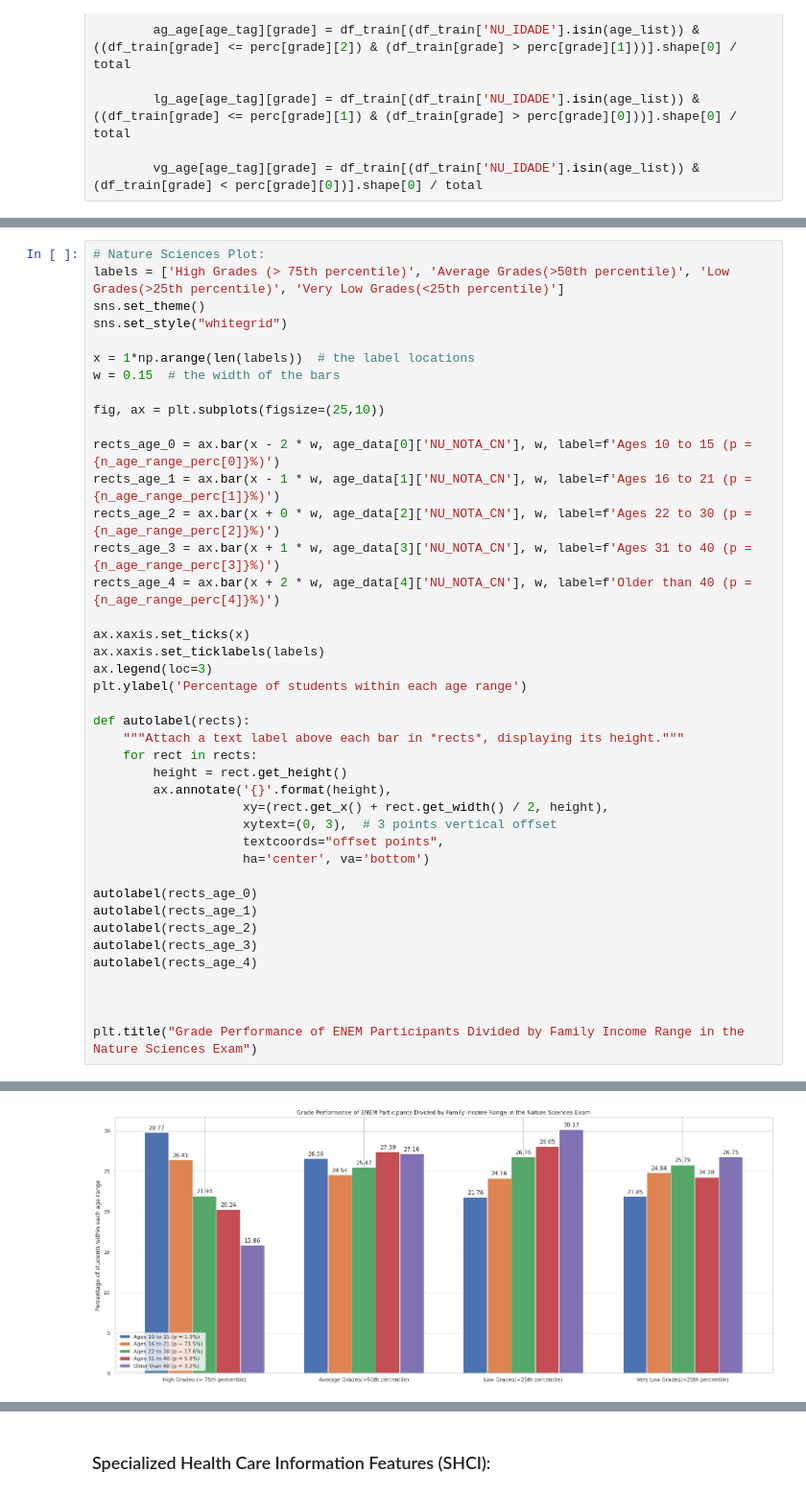
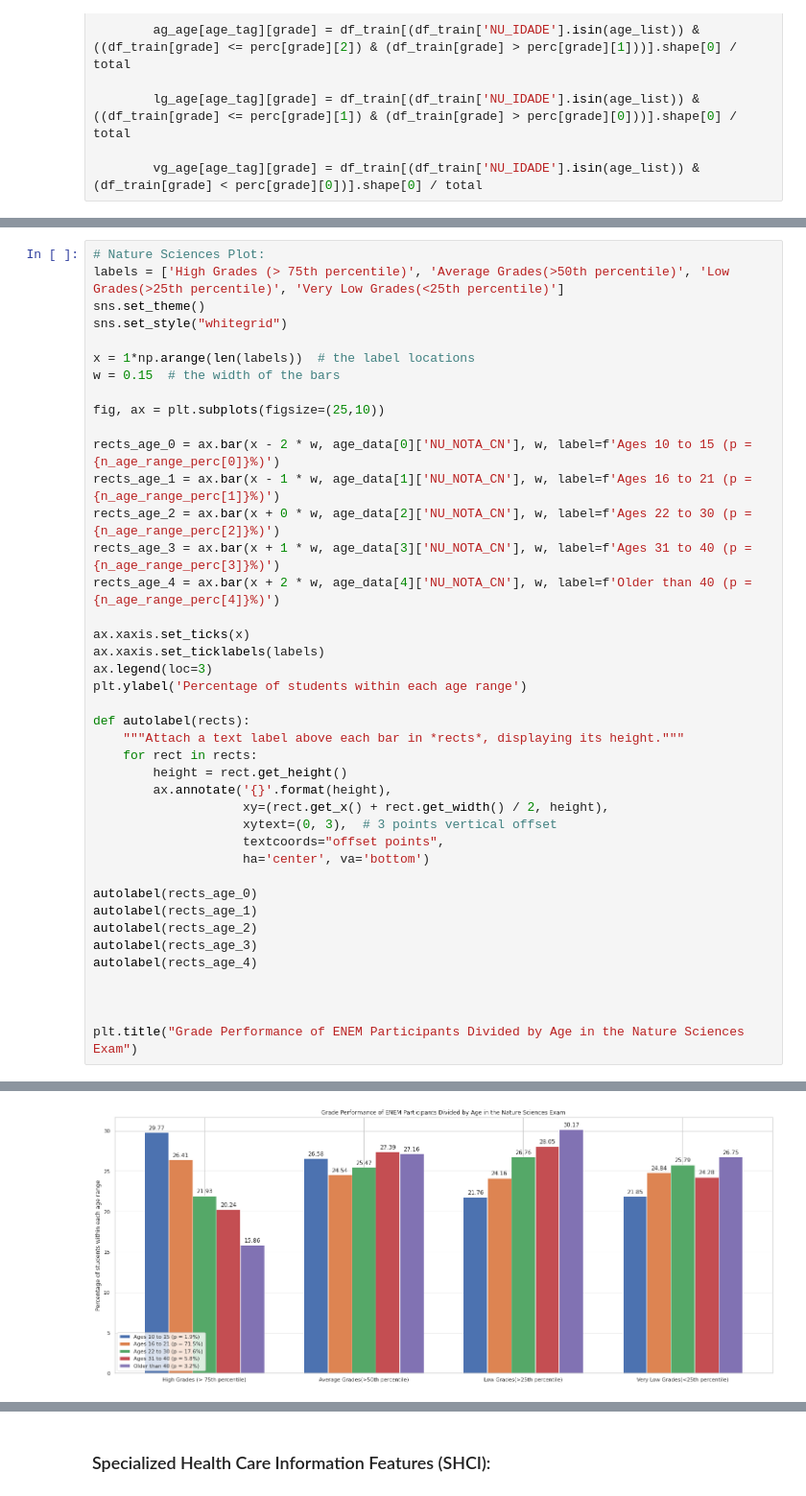
Before and after one commit to higorpr/ENEM_Exploration_Analysis, a Jupyter notebook: ENEM_Exploratory_Analysis.ipynb, the cells around one changed output, grey strips where cells are left out. Shown at 96% size. Cells and saved outputs as stored; diff of their text form.

```diff
--- a/ENEM_Exploratory_Analysis.ipynb
+++ b/ENEM_Exploratory_Analysis.ipynb
@@ -2620,5 +2620,5 @@ autolabel(rects_age_4)
 
 
 
-plt.title("Grade Performance of ENEM Participants Divided by Family Income Range in the Nature Sciences Exam")
+plt.title("Grade Performance of ENEM Participants Divided by Age in the Nature Sciences Exam")
 # %% [output]
@@ -2626,4 +2626,4 @@ Text(0.5, 1.0, 'Grade Performance of ENEM Participants Divided by Family Income
-[figure, old version]
+[figure, new version]
 # %%
 # Essay Plot:
 labels = ['High Grades (> 75th percentile)', 'Average Grades(>50th percentile)', 'Low Grades(>25th percentile)', 'Very Low Grades(<25th percentile)']
```
Also changed, not shown: parts of 16 cells of this notebook.
